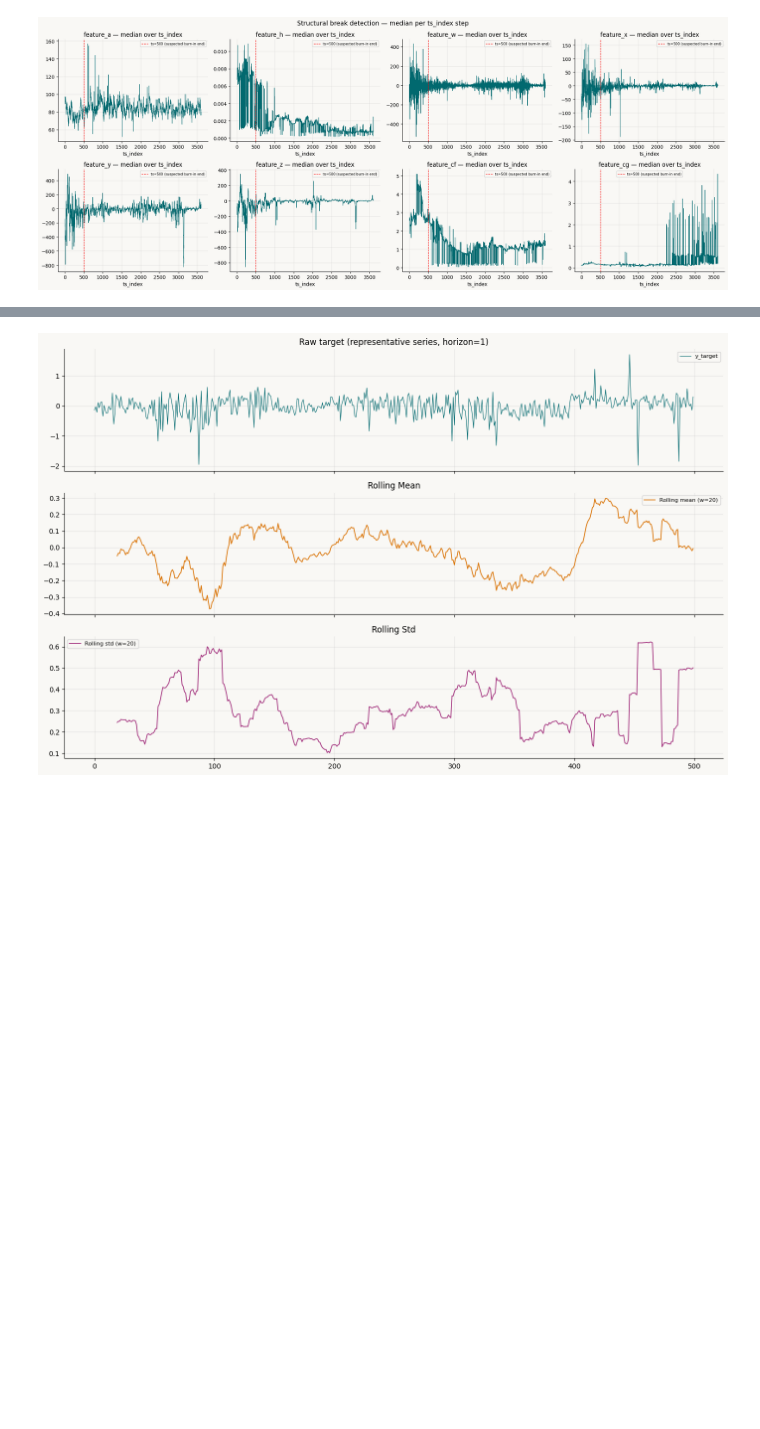
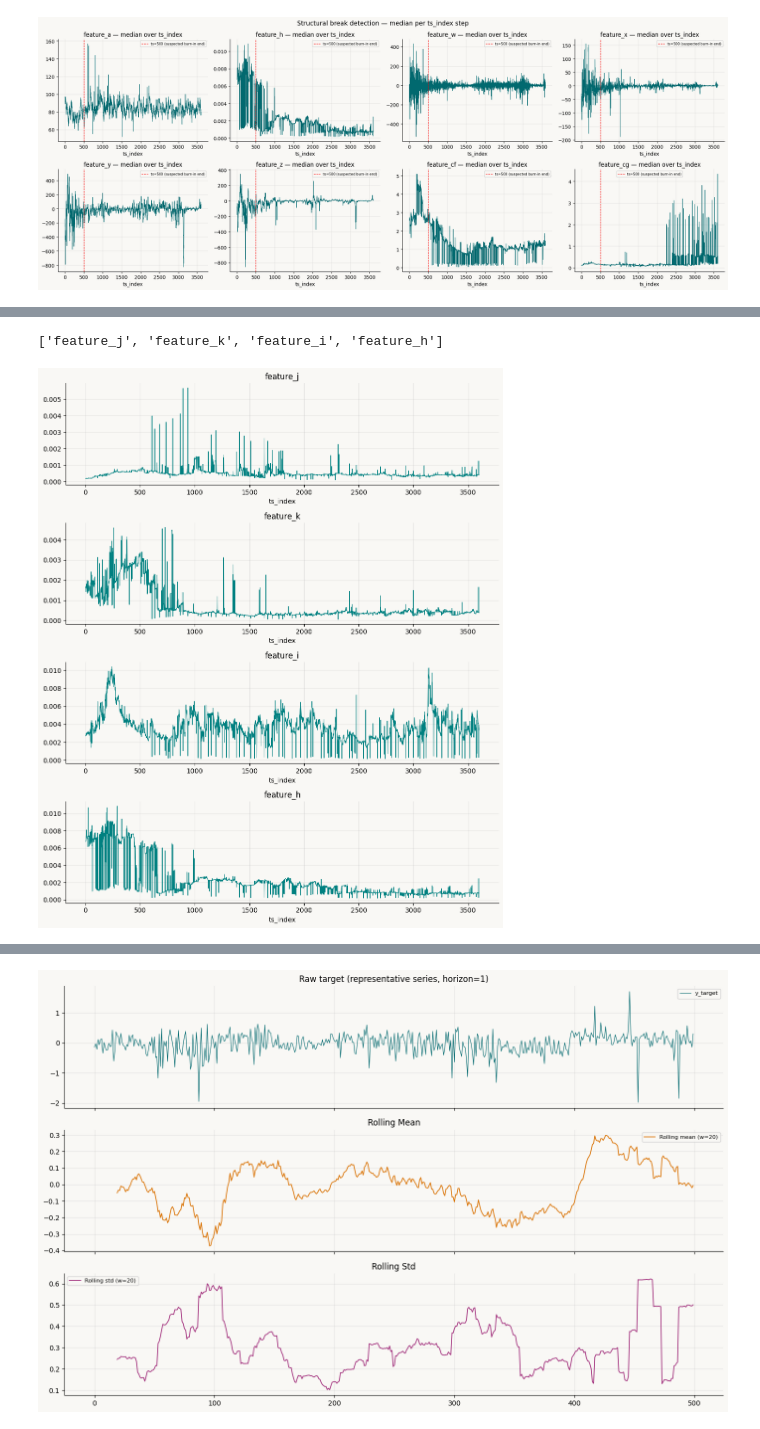
Before and after one commit to MartaTeo/Practical_DL, a Jupyter notebook: merged.ipynb, the cells around one changed output, grey strips where cells are left out. Saved outputs shown, nothing was run; the diff lists cells and outputs as text; code cells hidden in the pictures; blank space fills up the shorter version.

```diff
--- a/merged.ipynb
+++ b/merged.ipynb
@@ -33,7 +33,7 @@ WEIGHT      = "weight"
 HORIZON_COL = "horizon"
 TS_COL      = "ts_index"
 # %%
-df = pd.read_parquet("train.parquet")
+df = pd.read_parquet("/Users/raresolteanu/Downloads/ts-forecasting/train.parquet")
 
 print(f"Shape        : {df.shape}")
 print(f"ts_index range: {df[TS_COL].min()} → {df[TS_COL].max()}")
@@ -257,0 +388,20 @@ plt.show()
+# %%
+suspect_features = small_low_variation["feature"].tolist()
+print(suspect_features)
+# %% [output]
+['feature_j', 'feature_k', 'feature_i', 'feature_h']
+# %%
+fig, axes = plt.subplots(len(suspect_features), 1,
+                         figsize=(10, 3 * len(suspect_features)),
+                         squeeze=False)
+
+for i, col in enumerate(suspect_features):
+    med = df.groupby(TS_COL)[col].median()
+    axes[i, 0].plot(med.index, med.values, color="teal", lw=0.8)
+    axes[i, 0].set_title(col)
+    axes[i, 0].set_xlabel(TS_COL)
+
+plt.tight_layout()
+plt.show()
+# %% [output]
+[figure, added]
```
Also changed, not shown: parts of 11 cells of this notebook.
